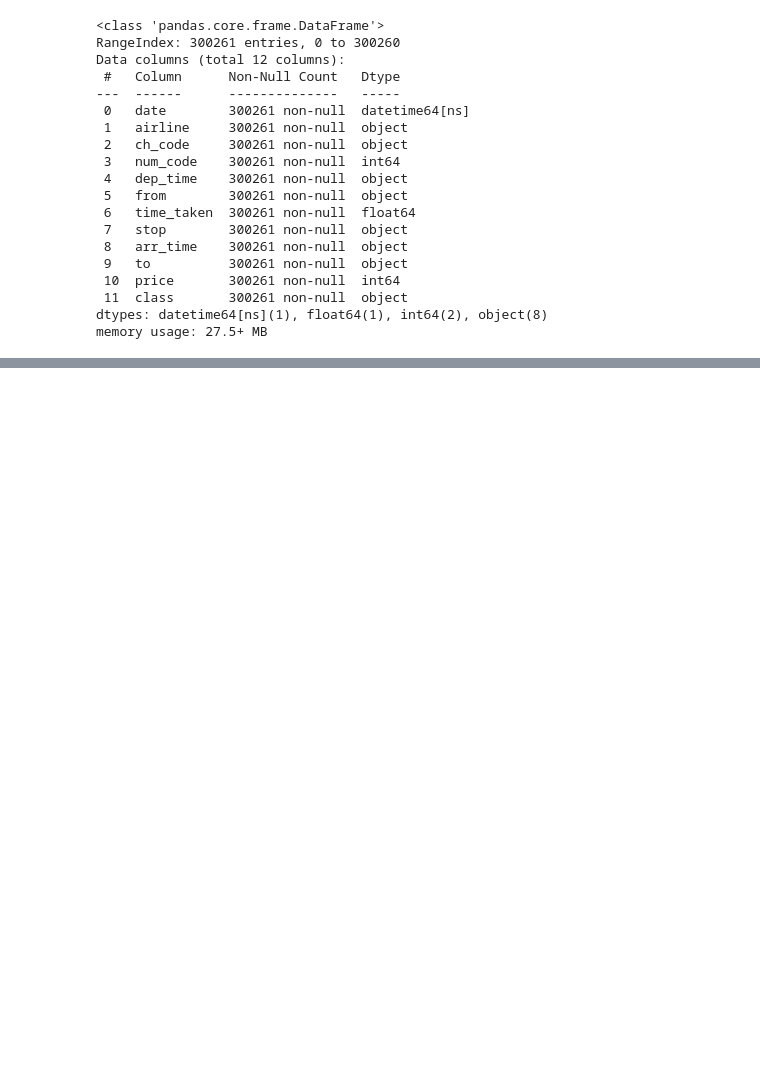
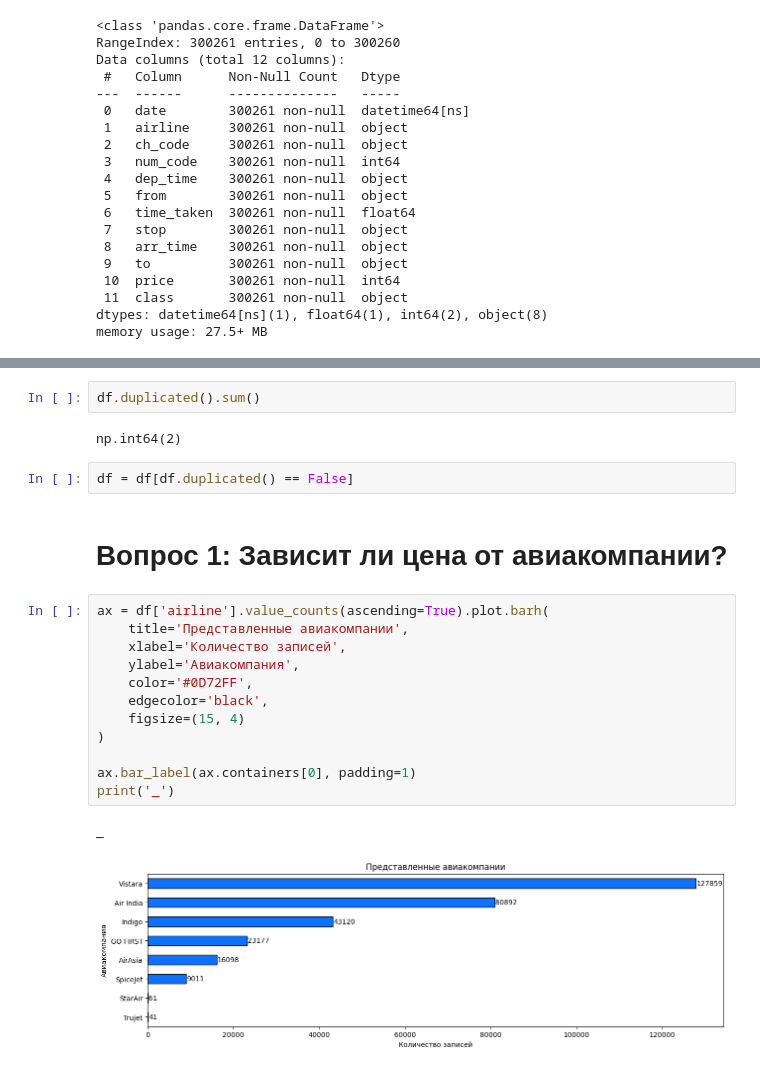
Before and after one commit to FragileMouse/flight-price-analysis, a Jupyter notebook: notebooks/Full_work.ipynb, the cells around one changed output, grey strips where cells are left out. Saved outputs shown, nothing was run; the diff lists cells and outputs as text; blank space fills up the shorter version.

```diff
--- a/notebooks/Full_work.ipynb
+++ b/notebooks/Full_work.ipynb
@@ -112,3 +112,26 @@ df.head()
 | 2 | 2022-02-11 | Air India | AI | 531 | 20:00:00 | Delhi | 1485.0 | 1-stop | 20:45:00 | Mumbai | ... |
 | 3 | 2022-02-11 | Air India | AI | 839 | 21:25:00 | Delhi | 1590.0 | 1-stop | 23:55:00 | Mumbai | ... |
 | 4 | 2022-02-11 | Air India | AI | 544 | 17:15:00 | Delhi | 400.0 | 1-stop | 23:55:00 | Mumbai | ... |
+# %%
+df.duplicated().sum()
+# %% [output]
+np.int64(2)
+# %%
+df = df[df.duplicated() == False]
+# %% [markdown]
+# Вопрос 1: Зависит ли цена от авиакомпании?
+# %%
+ax = df['airline'].value_counts(ascending=True).plot.barh(
+    title='Представленные авиакомпании',
+    xlabel='Количество записей',
+    ylabel='Авиакомпания',
+    color='#0D72FF',
+    edgecolor='black',
+    figsize=(15, 4)
+)
+
+ax.bar_label(ax.containers[0], padding=1)
+print('_')
+# %% [output]
+_
+[figure, added]
```
Also changed, not shown: parts of 1 cell of this notebook.
